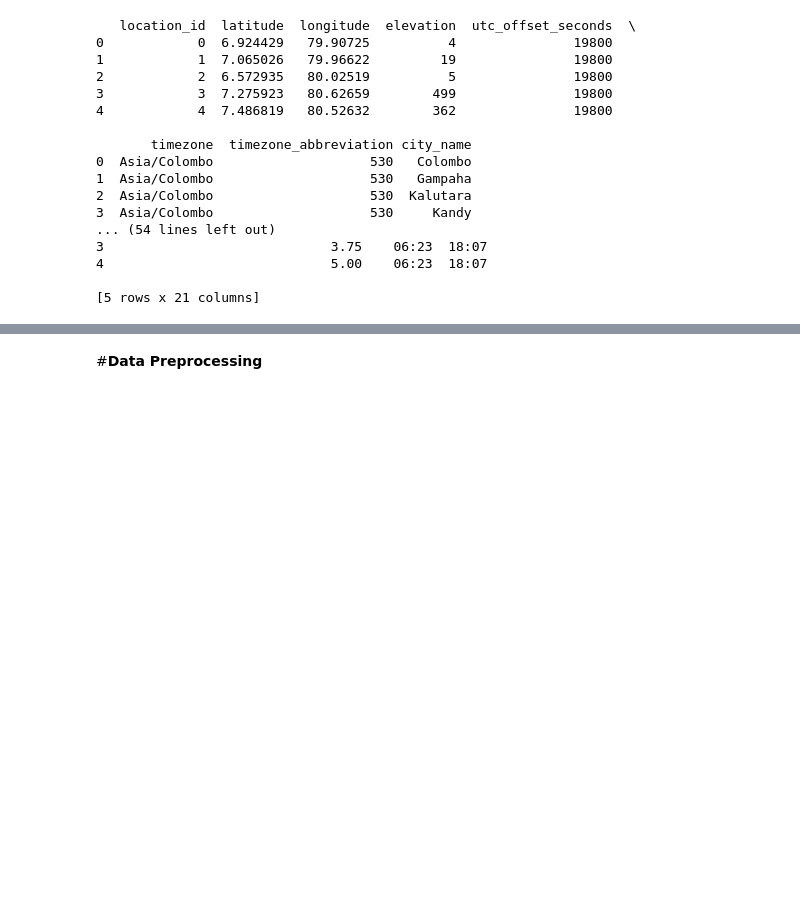
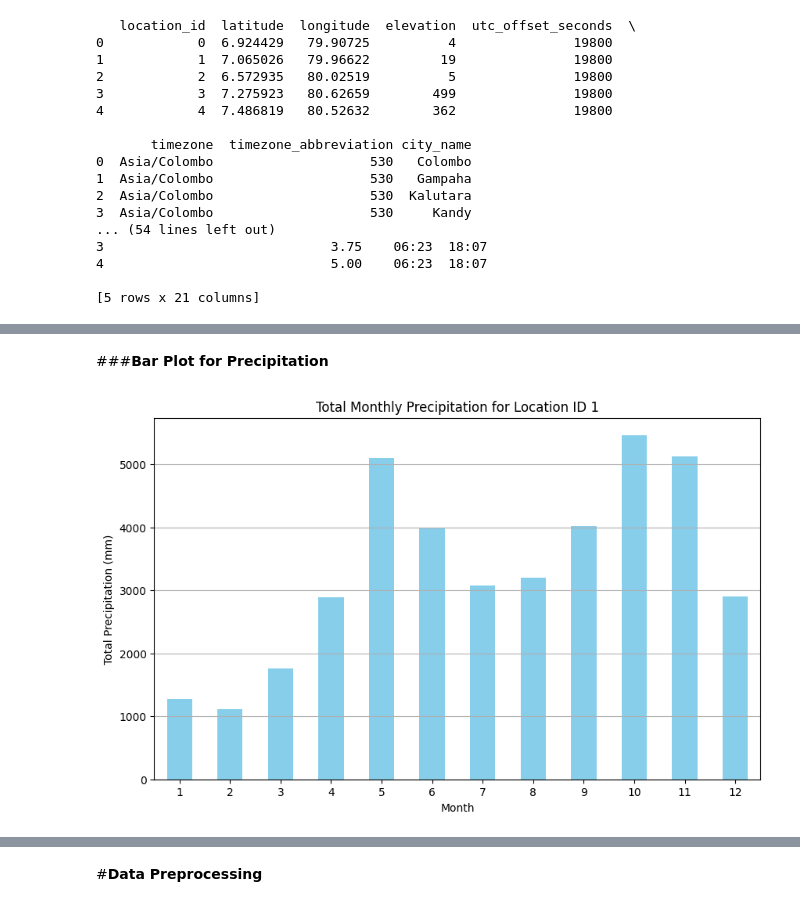
Before and after one commit to IT21271182/Deep-Learning-Project, a Jupyter notebook: IT21306754.ipynb, the cells around one changed output, grey strips where cells are left out. Drawn from its saved outputs; the diff is of its cells as text; code cells hidden in the pictures; blank space fills up the shorter version.

```diff
--- a/IT21306754.ipynb
+++ b/IT21306754.ipynb
@@ -35,0 +64,19 @@ print(weather_data.head())
+# %% [markdown]
+###**Bar Plot for Precipitation**
+# %%
+# Add a 'month' column for grouping by month
+weather_data['month'] = weather_data['date'].dt.month
+
+# Group by month and sum the precipitation for a specific location
+monthly_precipitation = weather_data[weather_data['location_id'] == specific_location_id].groupby('month')['precipitation_sum (mm)'].sum()
+
+plt.figure(figsize=(10, 6))
+monthly_precipitation.plot(kind='bar', color='skyblue')
+plt.title('Total Monthly Precipitation for Location ID {}'.format(specific_location_id))
+plt.xlabel('Month')
+plt.ylabel('Total Precipitation (mm)')
+plt.xticks(rotation=0)
+plt.grid(axis='y')
+plt.show()
+# %% [output]
+[figure, added]
```
Also changed, not shown: parts of 5 cells of this notebook.
